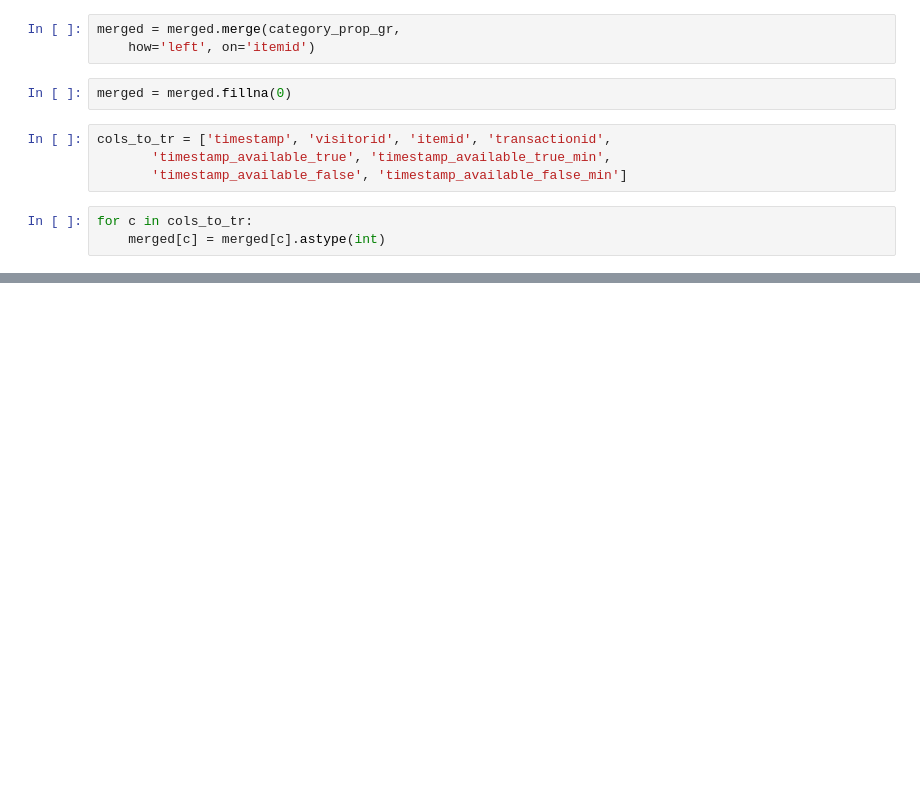
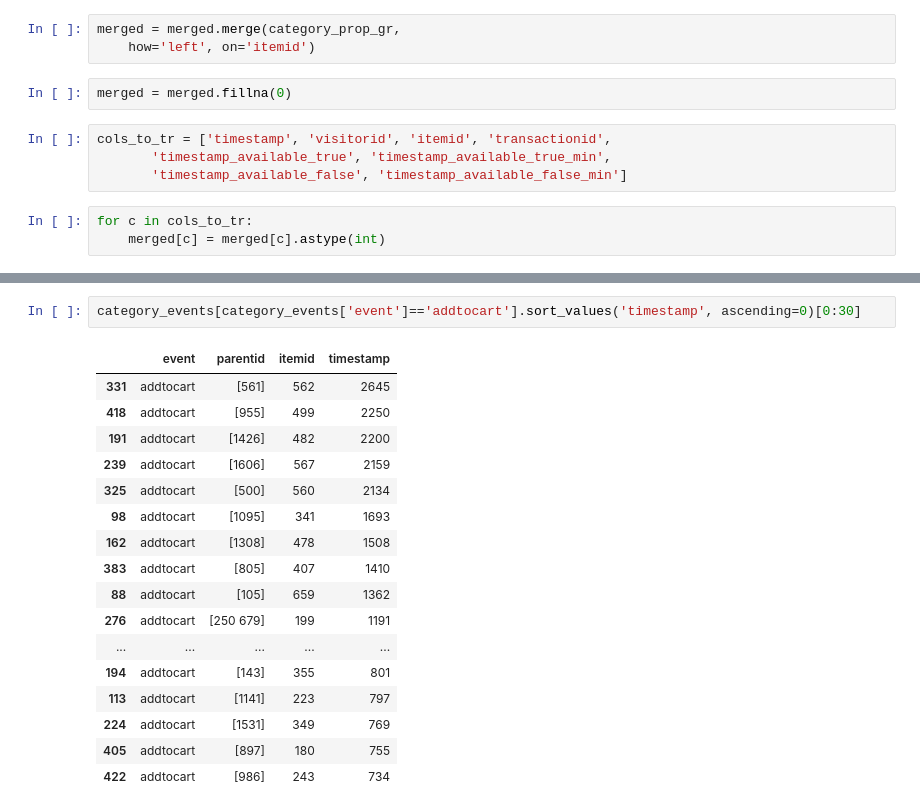
Before and after one commit to AndreyProkofiev/mle-pr-final, a Jupyter notebook: notebooks/eda.ipynb, the cells around one changed output, grey strips where cells are left out. Drawn from its saved outputs; the diff is of its cells as text; blank space fills up the shorter version.

```diff
--- a/notebooks/eda.ipynb
+++ b/notebooks/eda.ipynb
@@ -499,0 +548,20 @@ merged[merged['transactionid']>0]
+# %%
+category_events[category_events['event']=='addtocart'].sort_values('timestamp', ascending=0)[0:30]
+# %% [output]
+|  | event | parentid | itemid | timestamp |
+| 331 | addtocart | [561] | 562 | 2645 |
+| 418 | addtocart | [955] | 499 | 2250 |
+| 191 | addtocart | [1426] | 482 | 2200 |
+| 239 | addtocart | [1606] | 567 | 2159 |
+| 325 | addtocart | [500] | 560 | 2134 |
+| 98 | addtocart | [1095] | 341 | 1693 |
+| 162 | addtocart | [1308] | 478 | 1508 |
+| 383 | addtocart | [805] | 407 | 1410 |
+| 88 | addtocart | [105] | 659 | 1362 |
+| 276 | addtocart | [250 679] | 199 | 1191 |
+| ... | ... | ... | ... | ... |
+| 194 | addtocart | [143] | 355 | 801 |
+| 113 | addtocart | [1141] | 223 | 797 |
+| 224 | addtocart | [1531] | 349 | 769 |
+| 405 | addtocart | [897] | 180 | 755 |
+| 422 | addtocart | [986] | 243 | 734 |
```
Also changed, not shown: parts of 25 cells of this notebook.
